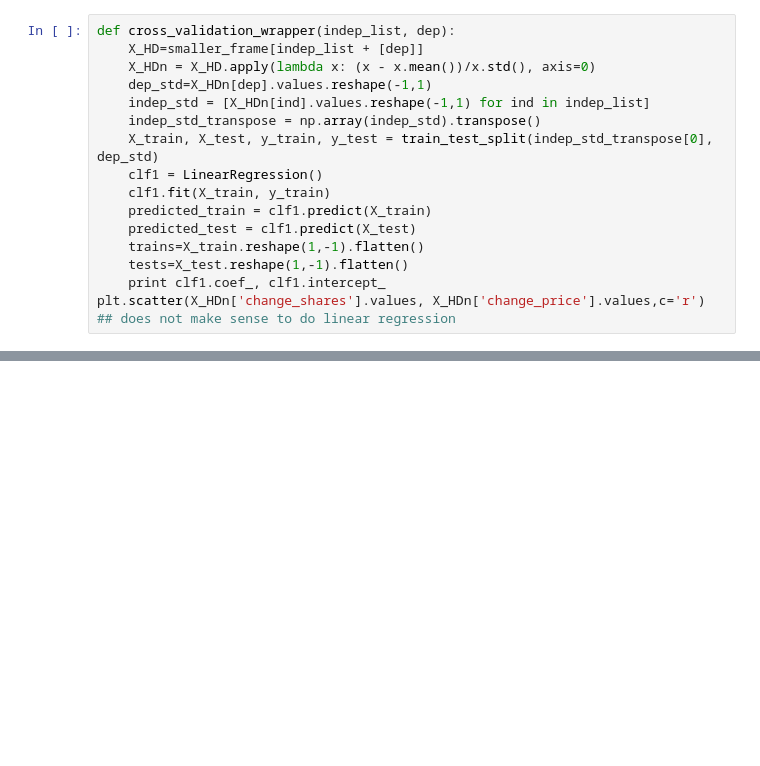
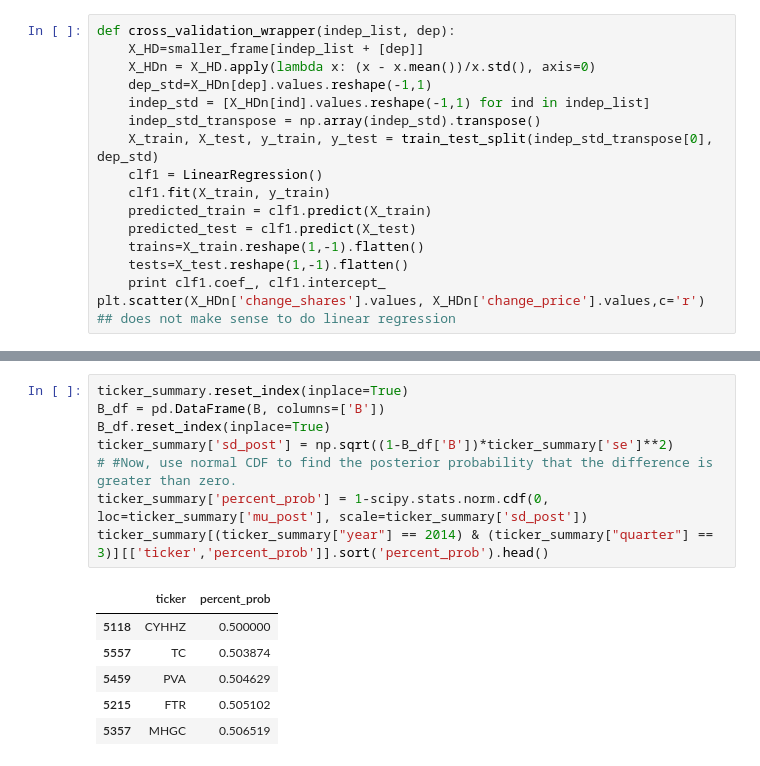
Before and after one commit to bfaviero/109proj, a Jupyter notebook: Introduction and Data Wrangling.ipynb, the cells around one changed output, grey strips where cells are left out. Drawn from its saved outputs; the diff is of its cells as text; blank space fills up the shorter version.

```diff
--- a/Introduction and Data Wrangling.ipynb
+++ b/Introduction and Data Wrangling.ipynb
@@ -483,0 +511,15 @@ clf.coef_
+# %%
+ticker_summary.reset_index(inplace=True)
+B_df = pd.DataFrame(B, columns=['B'])
+B_df.reset_index(inplace=True)
+ticker_summary['sd_post'] = np.sqrt((1-B_df['B'])*ticker_summary['se']**2)
+# #Now, use normal CDF to find the posterior probability that the difference is greater than zero.
+ticker_summary['percent_prob'] = 1-scipy.stats.norm.cdf(0, loc=ticker_summary['mu_post'], scale=ticker_summary['sd_post'])
+ticker_summary[(ticker_summary["year"] == 2014) & (ticker_summary["quarter"] == 3)][['ticker','percent_prob']].sort('percent_prob').head()
+# %% [output]
+|  | ticker | percent_prob |
+| 5118 | CYHHZ | 0.500000 |
+| 5557 | TC | 0.503874 |
+| 5459 | PVA | 0.504629 |
+| 5215 | FTR | 0.505102 |
+| 5357 | MHGC | 0.506519 |
```
Also changed, not shown: parts of 12 cells of this notebook, 1 other file.
